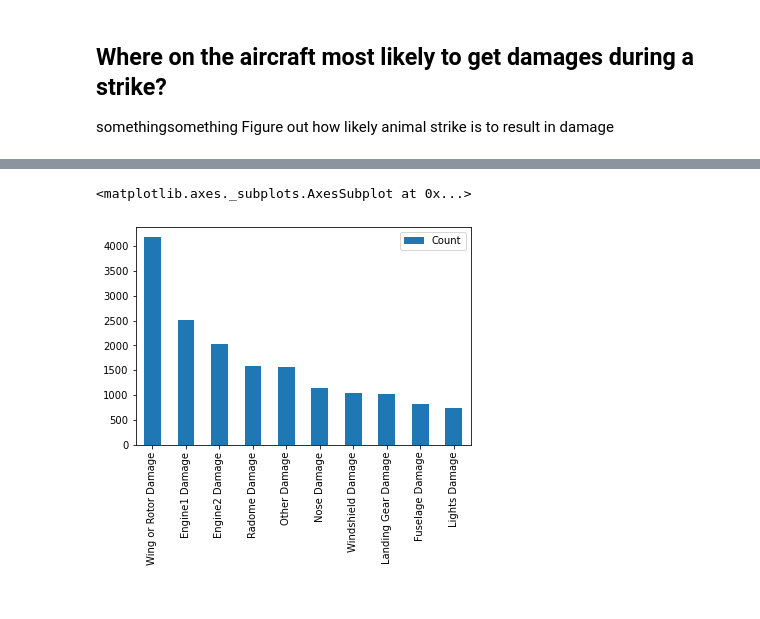
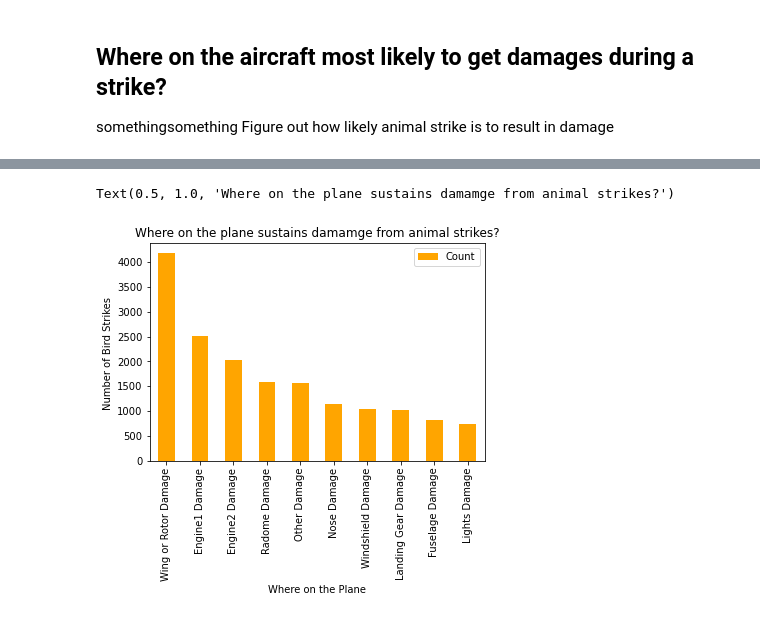
Before and after one commit to jagnoor/Aircraft-Wildlife-Strikes, a Jupyter notebook: planeVsBird_2.ipynb, the cells around one changed output, grey strips where cells are left out. Cells and saved outputs as stored; diff of their text form; code cells hidden in the pictures.

```diff
--- a/planeVsBird_2.ipynb
+++ b/planeVsBird_2.ipynb
@@ -246,6 +277,0 @@ orderd_stk_dmg[0:10].plot(kind="bar")
-# %%
-dmg_only = stk_dmg_totals.loc[stk_dmg_totals.index.str.contains('Damage')].sort_values("Count",ascending=False)
-dmg_only[0:10].plot(kind="bar")
-# %% [output]
-<matplotlib.axes._subplots.AxesSubplot at 0x...>
-[figure, removed]
@@ -253,0 +278,11 @@ damage_pct=orderd_stk_dmg
+# %%
+dmg_only = stk_dmg_totals.loc[stk_dmg_totals.index.str.contains('Damage')].sort_values("Count",ascending=False)
+
+#plot the top 10 places that reported damage from the animal strike
+dmg_only[0:10].plot(kind="bar", color="orange")
+plt.xlabel('Where on the Plane') # Label the x axis
+plt.ylabel("Number of Bird Strikes ")  # Label the y axis
+plt.title("Where on the plane sustains damamge from animal strikes? (top 10 graphed)")
+# %% [output]
+Text(0.5, 1.0, 'Where on the plane sustains damamge from animal strikes?')
+[figure, added]
```
Also changed, not shown: parts of 9 cells of this notebook.
